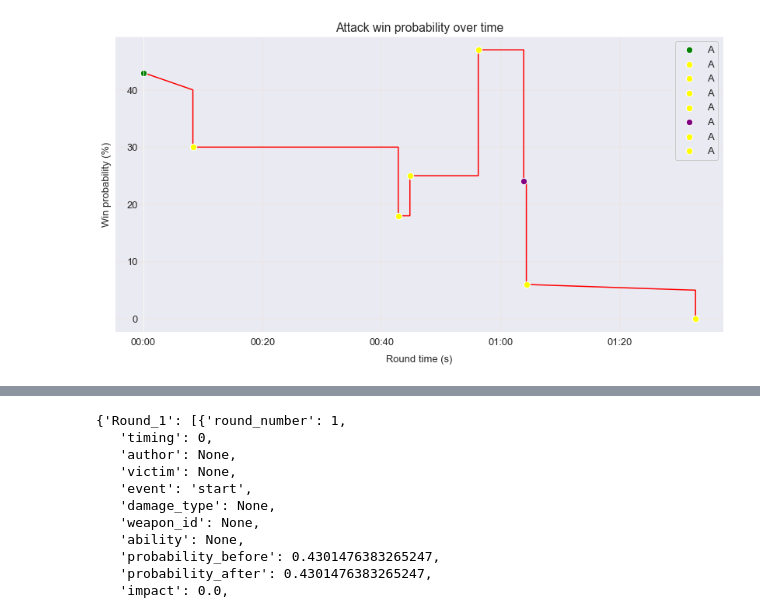
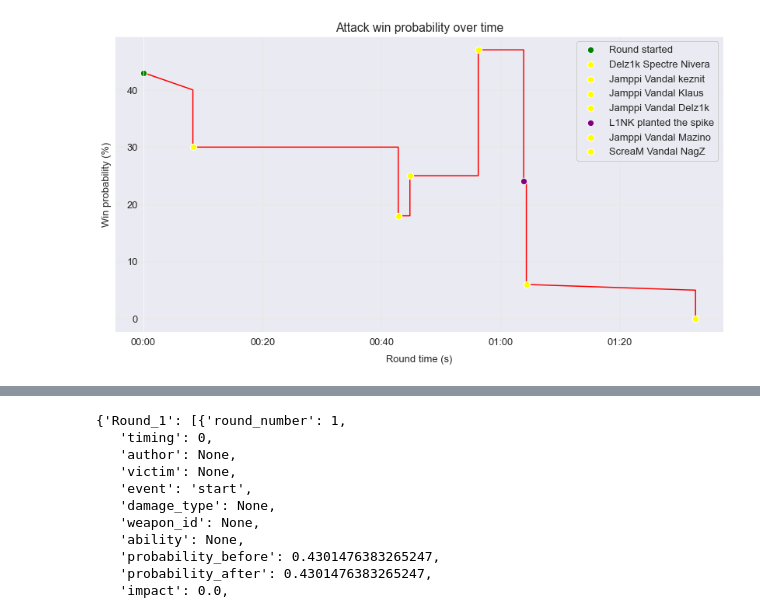
Before and after one commit to mateusb12/valorant_impact, a Jupyter notebook: impact_score/impact/plot.ipynb, the cells around one changed output, grey strips where cells are left out. Drawn from its saved outputs; the diff is of its cells as text; code cells hidden in the pictures.

Commit message:
Plot round finished
Former-commit-id: 1a4eb04e4fc501a3e6e0441f4cf9661694b38e7a

```diff
--- a/impact_score/impact/plot.ipynb
+++ b/impact_score/impact/plot.ipynb
@@ -44,36 +47,37 @@ plt.rcParams.update({'font.size': 13})
 #                 linewidth=1, zorder=0, color=color_dict[chosen_side])
 
 plt.plot(gp.plot_data["Round time"], gp.plot_data["Win_probability"], zorder=0, color=color_dict[chosen_side])
 ax = plt.gca()
 ax.spines["left"].set_position(("data", -4))
 ax.set_xlabel('Round time (s)', rotation=0, labelpad=10)
 ax.set_ylabel('Win probability (%)', rotation=90, labelpad=20)
 ax.grid(b=True, which="major", color="orange", linestyle="-", zorder=0, linewidth=.1, alpha=0.5)
 
 formatter = mpl_ticker.FuncFormatter(lambda ms, x: time.strftime('%M:%S', time.gmtime(ms // 1000)))
 ax.xaxis.set_major_formatter(formatter)
 
 # ax.xaxis.labelpad = 10
 # ax.yaxis.labelpad = 12
 plt.title(f"{title_dict[chosen_side]} win probability over time")
 
 
 
 # ax.lines[0].set_marker("o")
 # ax.lines[0].set_markersize(9)
 
 x_data = gp.plot_data["Round time"]
 y_data = gp.plot_data["Win_probability"]
 color_data = gp.plot_data["Colors"]
-for round_time, win_probability, color in zip(x_data, y_data, color_data):
+label_data = gp.plot_data["Tags"]
+for round_time, win_probability, color, label in zip(x_data, y_data, color_data, label_data):
     if color is not None:
-        ax.scatter(x=round_time, y=win_probability, color=color, edgecolor="w", marker="o", s=70, label="A")
+        ax.scatter(x=round_time, y=win_probability, color=color, edgecolor="w", marker="o", s=70, label=label)
 
 plt.legend(framealpha=1, frameon=True)
 #plt.axhline(y=9, color="black")
 plt.show()
 # %% [output]
-[figure, old version]
+[figure, new version]
 # %%
 gp.kills_data_df
 # %% [output]
```
Also changed, not shown: parts of 3 cells of this notebook, 1 other file.
